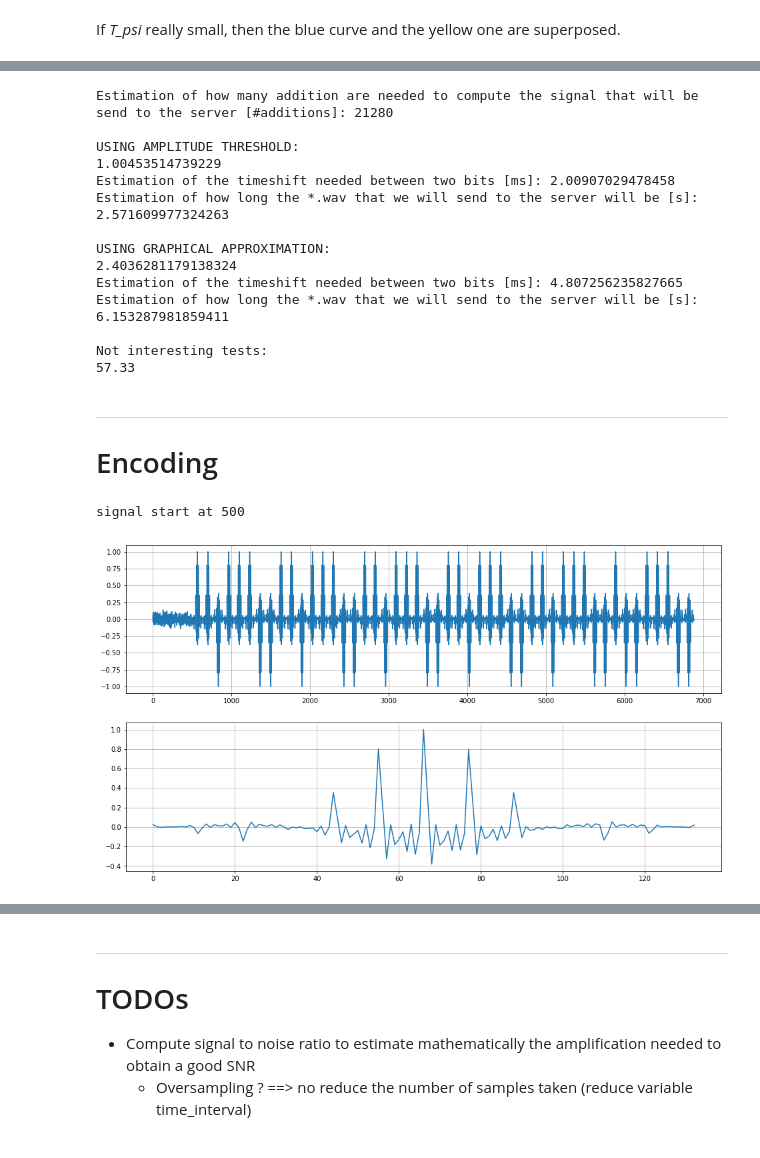
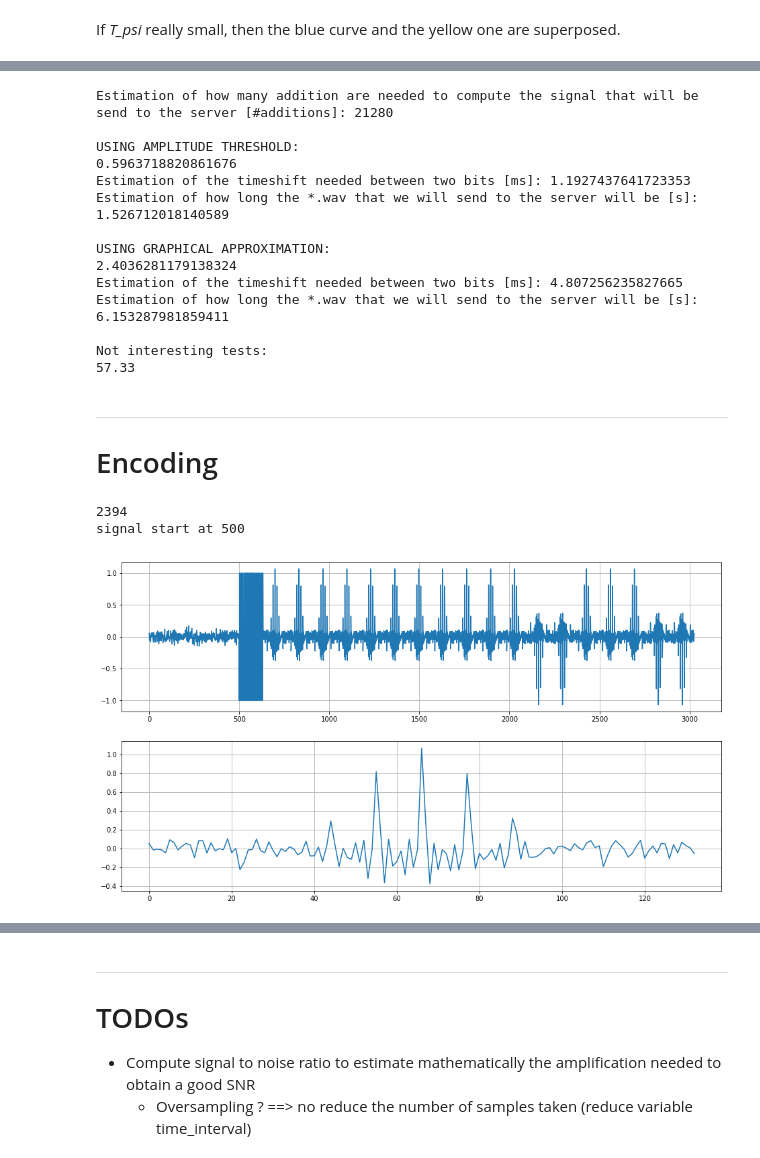
Before and after one commit to Dreyvor/Project_PDC, a Jupyter notebook: signal_conception.ipynb, the cells around one changed output, grey strips where cells are left out. Saved outputs shown, nothing was run; the diff lists cells and outputs as text; code cells hidden in the pictures.

```diff
--- a/signal_conception.ipynb
+++ b/signal_conception.ipynb
@@ -39,0 +42,13 @@ clap = 5*"#"
+# %%
+#clap = []
+#for i in range(133):
+#    clap.append(np.random.choice())
+clap = np.random.choice([-1,1], 133)
+for i in range(len(clap)):
+    if(clap[i] == 0):
+        clap[i] = -1
+print(clap)
+clap2 = []
+for i in range(10):
+    clap2.append(1)
+print(clap2)
@@ -121,8 +139,8 @@ def addNoise(y):
 def getSignal():
     y_base = psi(t)
     y = modulate_and_resize(y_base)
-    return y
-    #return addNoise(y)
+    #return y
+    return addNoise(y)
 
 y_to_send = getSignal()
 
@@ -213,9 +232,9 @@ print(2*(time_to_transform/Ts*1E-3))
 Estimation of how many addition are needed to compute the signal that will be send to the server [#additions]: 21280
 
 USING AMPLITUDE THRESHOLD:
-1.00453514739229
-Estimation of the timeshift needed between two bits [ms]: 2.00907029478458
-Estimation of how long the *.wav that we will send to the server will be [s]: 2.571609977324263
+0.5963718820861676
+Estimation of the timeshift needed between two bits [ms]: 1.1927437641723353
+Estimation of how long the *.wav that we will send to the server will be [s]: 1.526712018140589
 
 USING GRAPHICAL APPROXIMATION:
 2.4036281179138324
@@ -238,28 +257,44 @@ def encode(list_codewords, signal):
 
     return res
 # %%
-code_to_send = b2c.f(tb.text_to_bits(clap + 'c'))
+code_to_send = b2c.f(tb.text_to_bits('c'))
+code_to_send_with_clap = []
+for i in range(len(code_to_send) + len(clap2)):
+    if(i < len(clap2)):
+        code_to_send_with_clap.append(clap2[i])
+    else:
+        code_to_send_with_clap.append(code_to_send[i - len(clap2)])
 
-signal_test = encode(code_to_send, y_to_send)
+signal_test = encode(code_to_send_with_clap, y_to_send)
+print(len(signal_test))
+
+signal_with_clap = []
+for i in range(len(signal_test) + len(clap)):
+    if(i < len(clap)):
+        signal_with_clap.append(clap[i])
+    else:
+        signal_with_clap.append(signal_test[i-len(clap)])
+
 signal_test_test = [] #with added noise at the beginning -> use clap
 addPhase = 500
-for i in range(len(signal_test) + addPhase):
+for i in range(len(signal_with_clap) + addPhase):
     if(i == addPhase):
         print("signal start at " + str(i))
     if(i<addPhase):
         signal_test_test.append(np.random.normal(0,0.05, 1))
     else:
-        signal_test_test.append(signal_test[i-addPhase])
+        signal_test_test.append(signal_with_clap[i-addPhase])
 
 plt.figure(figsize=(16,9))
 plt.subplot(211)
 plt.plot(signal_test_test)
 plt.grid()
 plt.subplot(212)
 plt.plot(y_to_send)
 plt.grid()
 plt.show()
 # %% [output]
+2394
 signal start at 500
-[figure, old version]
+[figure, new version]
 # %%
```
Also changed, not shown: parts of 7 cells of this notebook, 1 other file.
